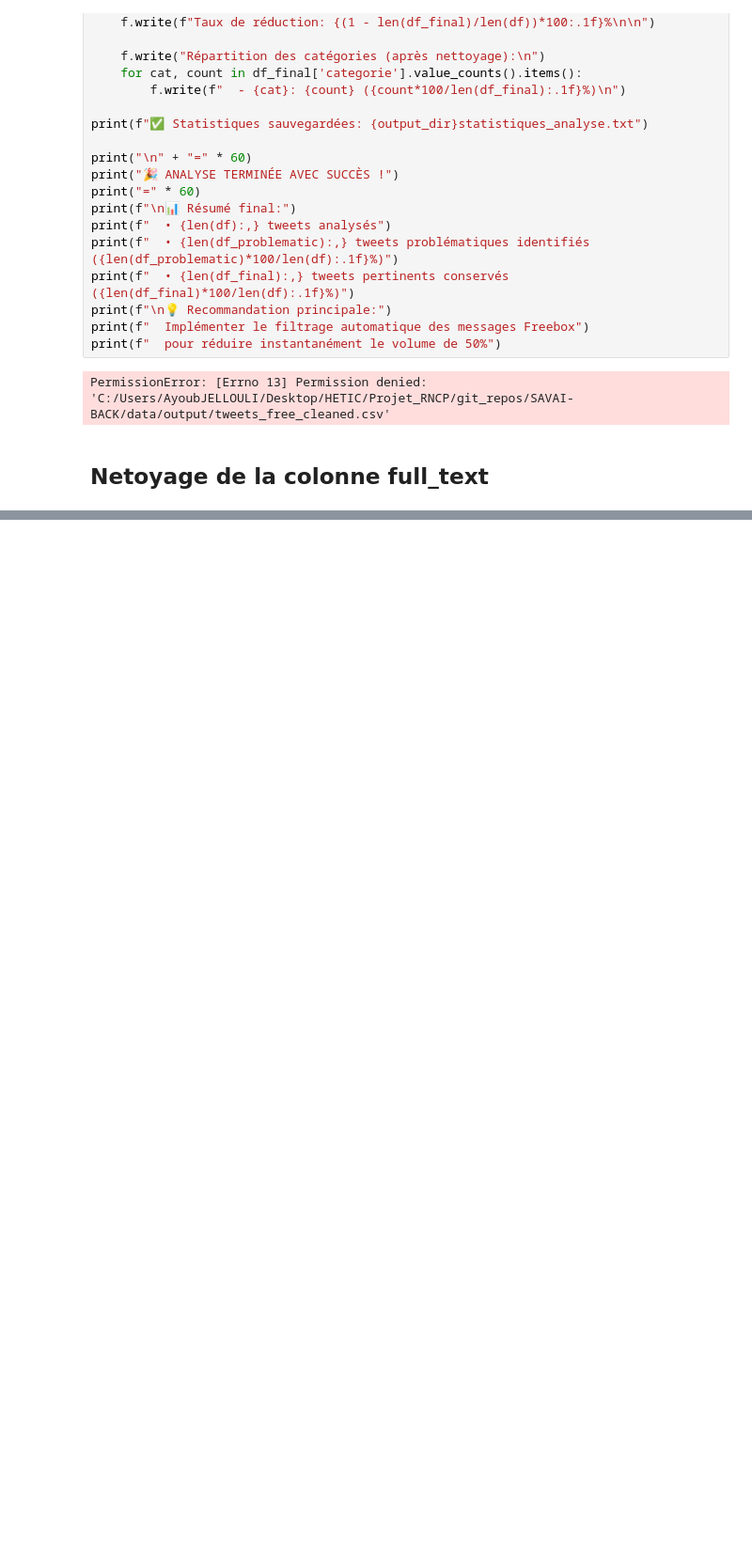
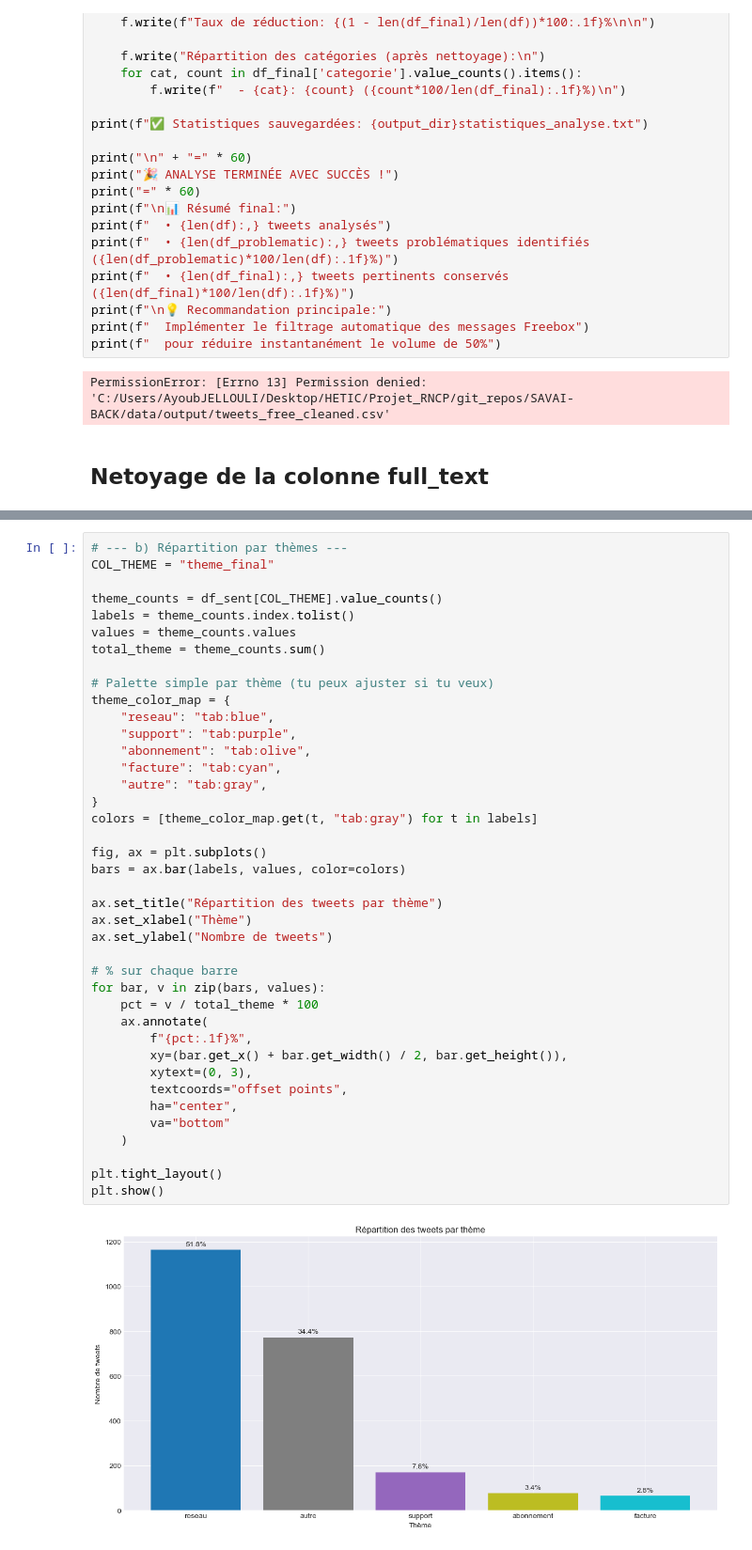
Before and after one commit to Ayoub-J/SAVAI-BACK, a Jupyter notebook: analyse_tweets_free - Copie - Copie.ipynb, the cells around one changed output, grey strips where cells are left out. Shown at 94% size. Cells and saved outputs as stored; diff of their text form; blank space fills up the shorter version.

```diff
--- a/analyse_tweets_free - Copie - Copie.ipynb
+++ b/analyse_tweets_free - Copie - Copie.ipynb
@@ -1281,0 +1553,42 @@ PermissionError: [Errno 13] Permission denied: 'C:/Users/AyoubJELLOULI/Desktop/H
+# %%
+# --- b) Répartition par thèmes ---
+COL_THEME = "theme_final"
+
+theme_counts = df_sent[COL_THEME].value_counts()
+labels = theme_counts.index.tolist()
+values = theme_counts.values
+total_theme = theme_counts.sum()
+
+# Palette simple par thème (tu peux ajuster si tu veux)
+theme_color_map = {
+    "reseau": "tab:blue",
+    "support": "tab:purple",
+    "abonnement": "tab:olive",
+    "facture": "tab:cyan",
+    "autre": "tab:gray",
+}
+colors = [theme_color_map.get(t, "tab:gray") for t in labels]
+
+fig, ax = plt.subplots()
+bars = ax.bar(labels, values, color=colors)
+
+ax.set_title("Répartition des tweets par thème")
+ax.set_xlabel("Thème")
+ax.set_ylabel("Nombre de tweets")
+
+# % sur chaque barre
+for bar, v in zip(bars, values):
+    pct = v / total_theme * 100
+    ax.annotate(
+        f"{pct:.1f}%",
+        xy=(bar.get_x() + bar.get_width() / 2, bar.get_height()),
+        xytext=(0, 3),
+        textcoords="offset points",
+        ha="center",
+        va="bottom"
+    )
+
+plt.tight_layout()
+plt.show()
+# %% [output]
+[figure, added]
```
Also changed, not shown: parts of 10 cells of this notebook, 5 other files.
